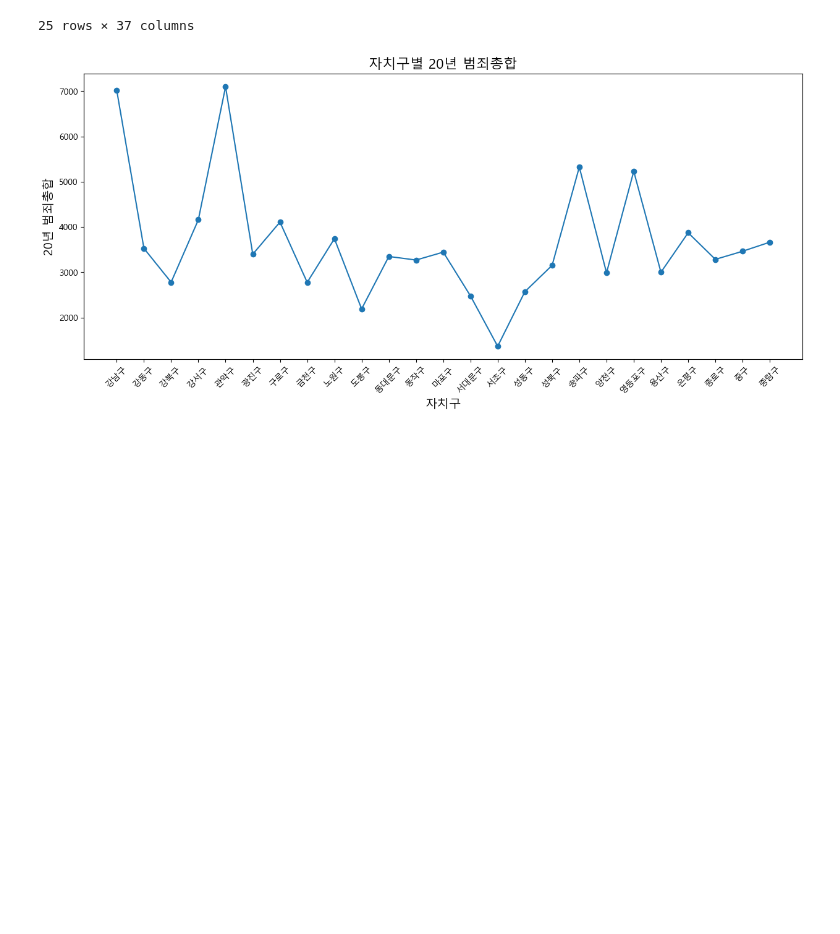
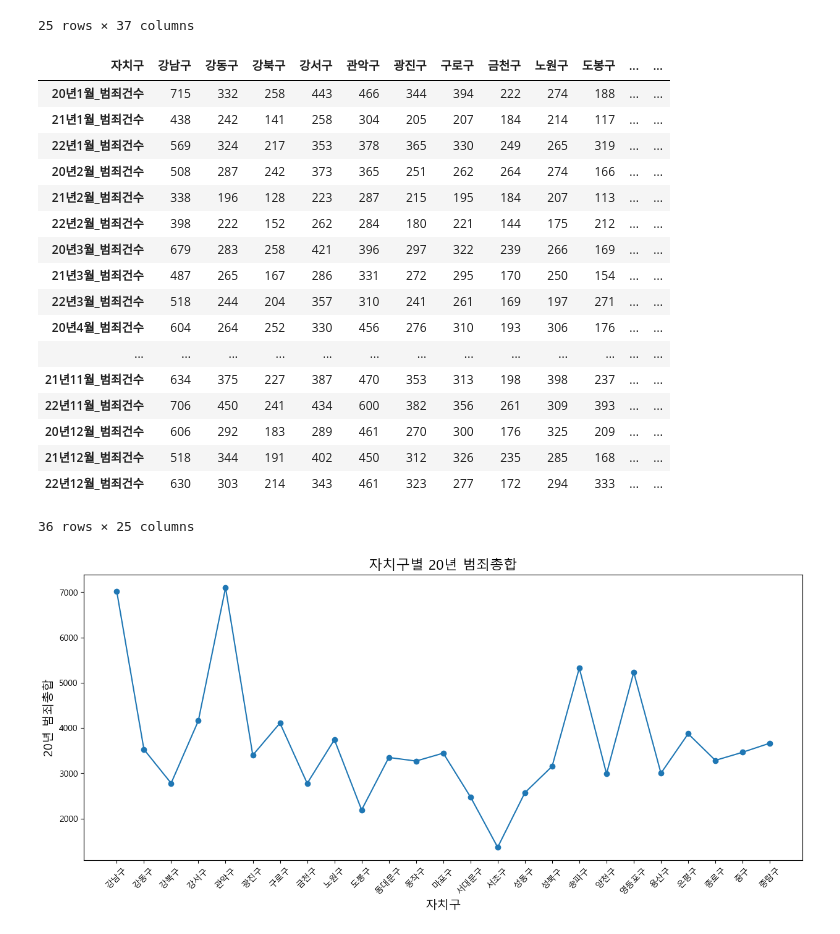
Before and after one commit to BanSugyeong/Crime-Alert-Service, a Jupyter notebook: machine learning/crime/crime_preprocessing.ipynb, the cells around one changed output. Saved outputs shown, nothing was run; the diff lists cells and outputs as text; code cells hidden in the pictures; blank space fills up the shorter version.

```diff
--- a/machine learning/crime/crime_preprocessing.ipynb
+++ b/machine learning/crime/crime_preprocessing.ipynb
@@ -236,3 +236,26 @@ new
 | 23 | 중구 | 416 | 180 | 250 | 267 | 193 | 181 | 326 | ... |
 | 24 | 중랑구 | 280 | 230 | 212 | 275 | 163 | 181 | 333 | ... |
 25 rows × 37 columns
+# %%
+new = pd.read_csv('년,월별 총 범죄데이터.csv', encoding='cp949', index_col=0)
+new1 = new.T
+new1
+# %% [output]
+| 자치구 | 강남구 | 강동구 | 강북구 | 강서구 | 관악구 | 광진구 | 구로구 | 금천구 | 노원구 | 도봉구 | ... | ... |
+| 20년1월_범죄건수 | 715 | 332 | 258 | 443 | 466 | 344 | 394 | 222 | 274 | 188 | ... | ... |
+| 21년1월_범죄건수 | 438 | 242 | 141 | 258 | 304 | 205 | 207 | 184 | 214 | 117 | ... | ... |
+| 22년1월_범죄건수 | 569 | 324 | 217 | 353 | 378 | 365 | 330 | 249 | 265 | 319 | ... | ... |
+| 20년2월_범죄건수 | 508 | 287 | 242 | 373 | 365 | 251 | 262 | 264 | 274 | 166 | ... | ... |
+| 21년2월_범죄건수 | 338 | 196 | 128 | 223 | 287 | 215 | 195 | 184 | 207 | 113 | ... | ... |
+| 22년2월_범죄건수 | 398 | 222 | 152 | 262 | 284 | 180 | 221 | 144 | 175 | 212 | ... | ... |
+| 20년3월_범죄건수 | 679 | 283 | 258 | 421 | 396 | 297 | 322 | 239 | 266 | 169 | ... | ... |
+| 21년3월_범죄건수 | 487 | 265 | 167 | 286 | 331 | 272 | 295 | 170 | 250 | 154 | ... | ... |
+| 22년3월_범죄건수 | 518 | 244 | 204 | 357 | 310 | 241 | 261 | 169 | 197 | 271 | ... | ... |
+| 20년4월_범죄건수 | 604 | 264 | 252 | 330 | 456 | 276 | 310 | 193 | 306 | 176 | ... | ... |
+| ... | ... | ... | ... | ... | ... | ... | ... | ... | ... | ... | ... | ... |
+| 21년11월_범죄건수 | 634 | 375 | 227 | 387 | 470 | 353 | 313 | 198 | 398 | 237 | ... | ... |
+| 22년11월_범죄건수 | 706 | 450 | 241 | 434 | 600 | 382 | 356 | 261 | 309 | 393 | ... | ... |
+| 20년12월_범죄건수 | 606 | 292 | 183 | 289 | 461 | 270 | 300 | 176 | 325 | 209 | ... | ... |
+| 21년12월_범죄건수 | 518 | 344 | 191 | 402 | 450 | 312 | 326 | 235 | 285 | 168 | ... | ... |
+| 22년12월_범죄건수 | 630 | 303 | 214 | 343 | 461 | 323 | 277 | 172 | 294 | 333 | ... | ... |
+36 rows × 25 columns
```
Also changed, not shown: parts of 3 cells of this notebook, 25 other files.
